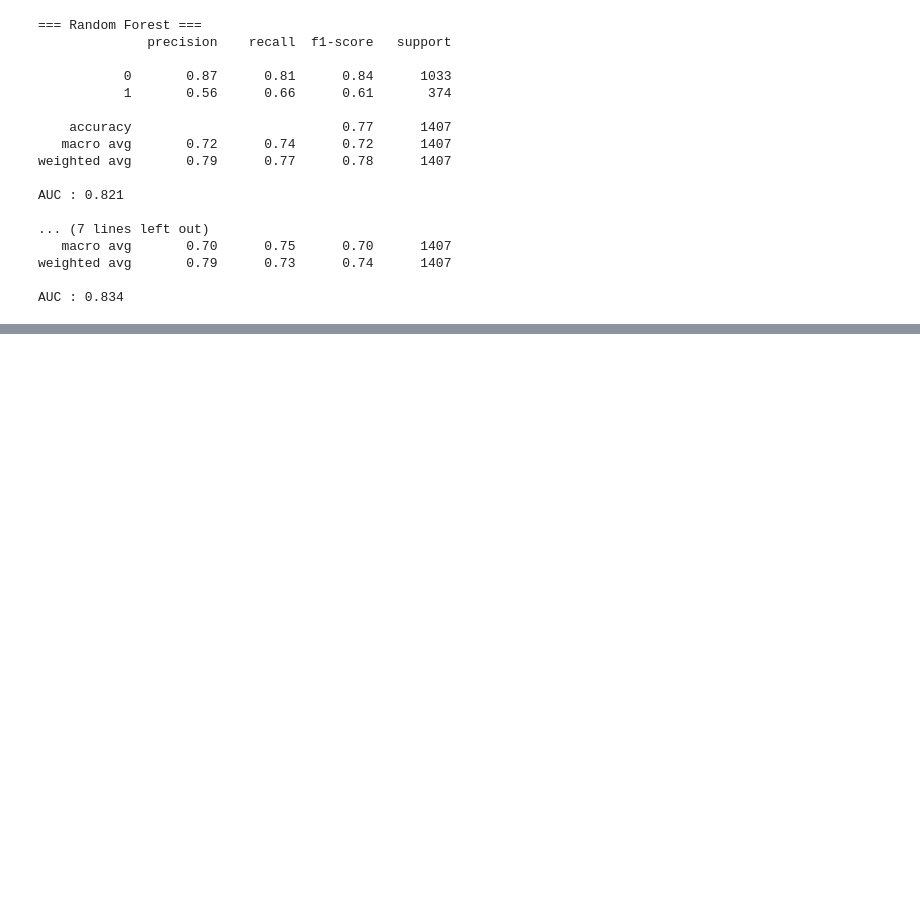
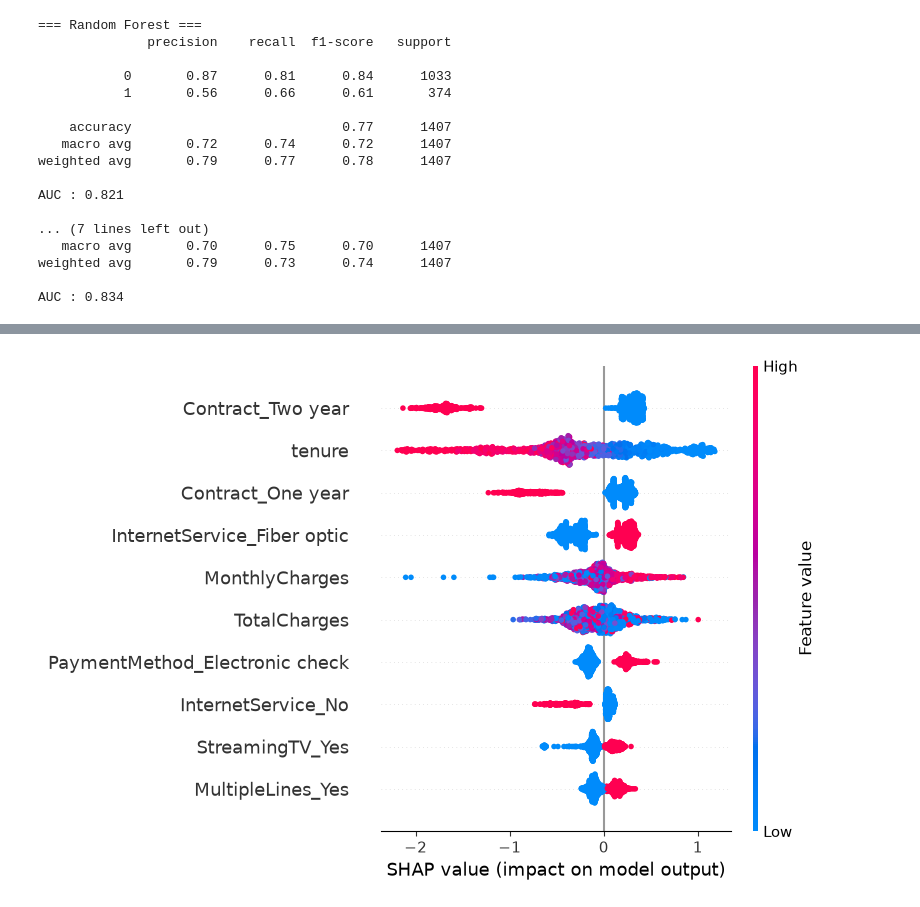
Before and after one commit to Rajae2002/churn-prediction, a Jupyter notebook: notebooks/02_modelisation.ipynb, the cells around one changed output, grey strips where cells are left out. Cells and saved outputs as stored; diff of their text form; code cells hidden in the pictures; blank space fills up the shorter version.

```diff
--- a/notebooks/02_modelisation.ipynb
+++ b/notebooks/02_modelisation.ipynb
@@ -105,0 +130,7 @@ AUC : 0.834
+# %%
+shap.summary_plot(shap_values, X_test, max_display=10, show=False)
+plt.tight_layout()
+plt.savefig("../images/shap_summary.png", dpi=150, bbox_inches="tight")
+plt.show()
+# %% [output]
+[figure, added]
```
Also changed, not shown: parts of 4 cells of this notebook, 3 other files.
